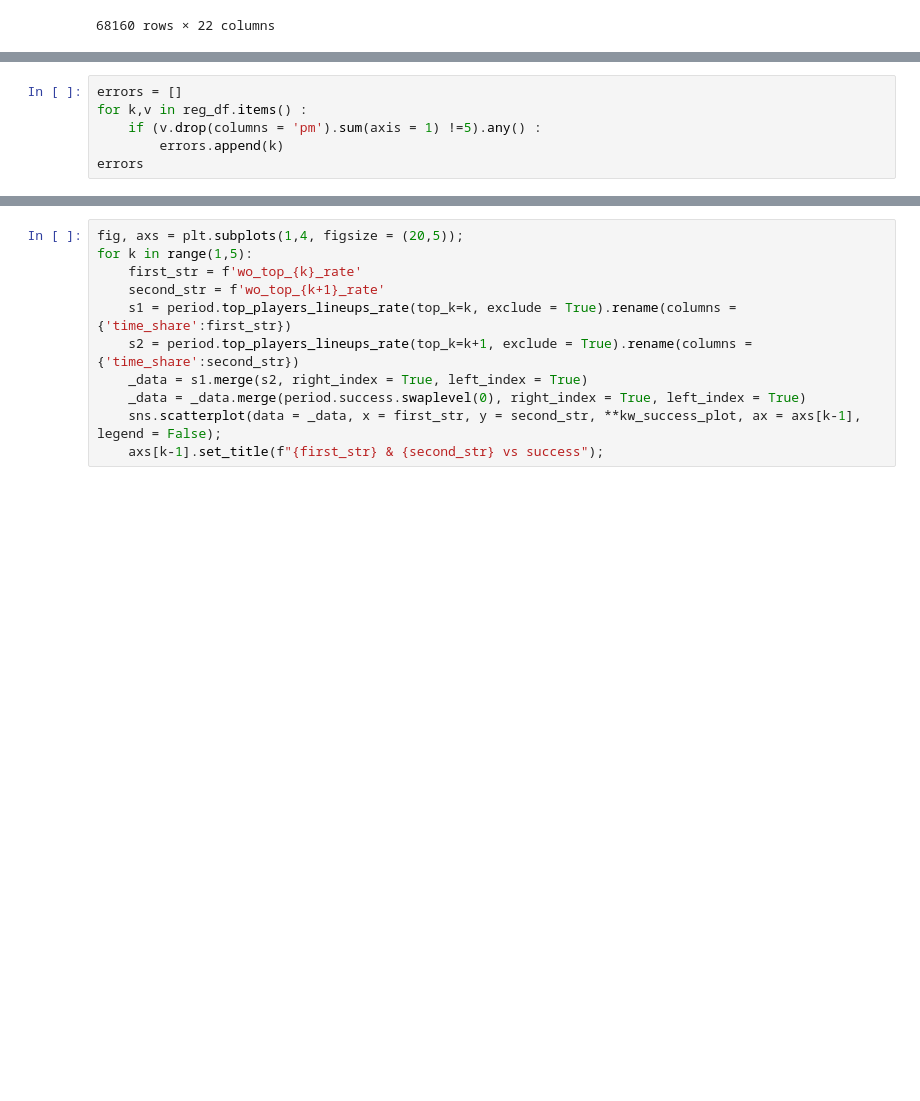
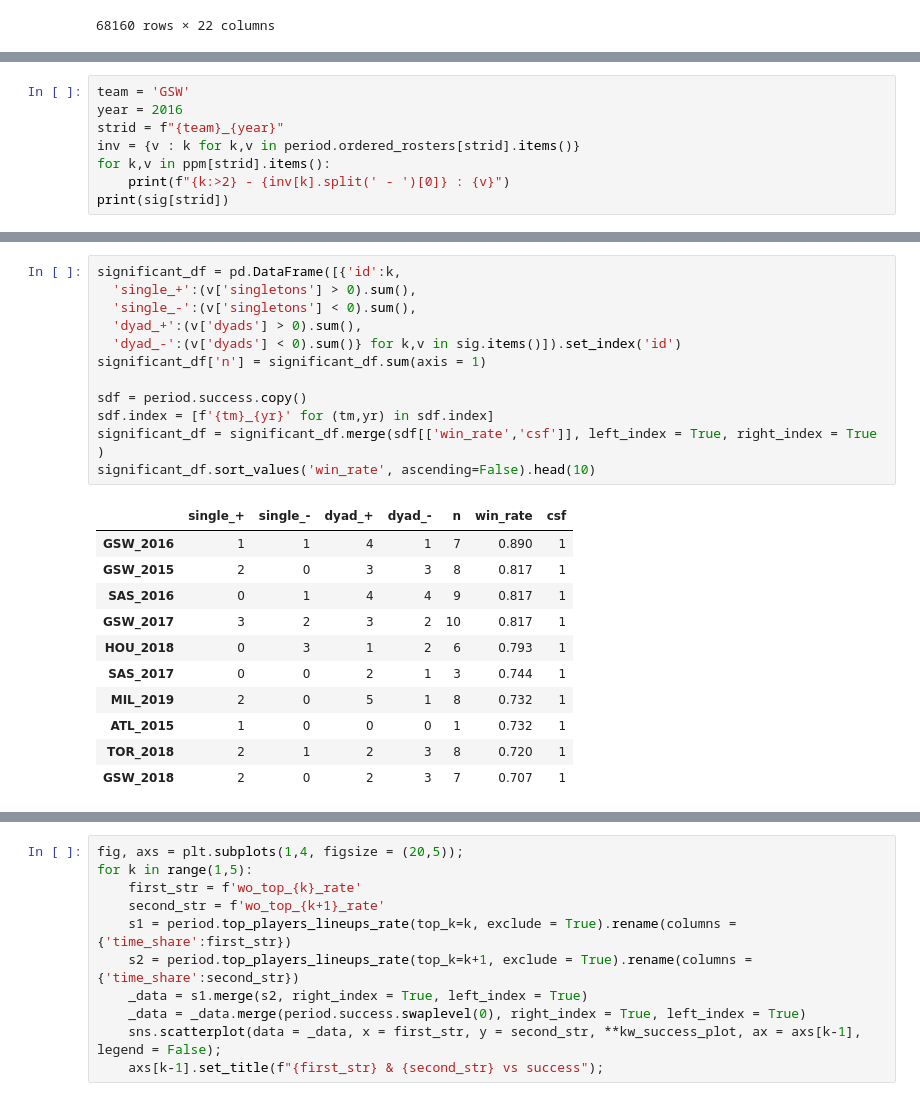
Before and after one commit to arnaud-odet/Roster_Building, a Jupyter notebook: notebooks/pbp.ipynb, the cells around one changed output, grey strips where cells are left out. Cells and saved outputs as stored; diff of their text form; blank space fills up the shorter version.

Commit message:
Adding significant singletons and dyads

```diff
--- a/notebooks/pbp.ipynb
+++ b/notebooks/pbp.ipynb
@@ -461,6 +475,0 @@ reg, ppm, reg_df = _players_pm(period)
-# %%
-errors = []
-for k,v in reg_df.items() :
-    if (v.drop(columns = 'pm').sum(axis = 1) !=5).any() :
-        errors.append(k)
-errors
@@ -527,0 +476,8 @@ Notes:
+# %%
+team = 'GSW'
+year = 2016
+strid = f"{team}_{year}"
+inv = {v : k for k,v in period.ordered_rosters[strid].items()}
+for k,v in ppm[strid].items():
+    print(f"{k:>2} - {inv[k].split(' - ')[0]} : {v}")
+print(sig[strid])
@@ -527,0 +502,24 @@ Notes:
+# %%
+significant_df = pd.DataFrame([{'id':k,
+  'single_+':(v['singletons'] > 0).sum(),
+  'single_-':(v['singletons'] < 0).sum(),
+  'dyad_+':(v['dyads'] > 0).sum(),
+  'dyad_-':(v['dyads'] < 0).sum()} for k,v in sig.items()]).set_index('id')
+significant_df['n'] = significant_df.sum(axis = 1)
+
+sdf = period.success.copy()
+sdf.index = [f'{tm}_{yr}' for (tm,yr) in sdf.index]
+significant_df = significant_df.merge(sdf[['win_rate','csf']], left_index = True, right_index = True )
+significant_df.sort_values('win_rate', ascending=False).head(10)
+# %% [output]
+|  | single_+ | single_- | dyad_+ | dyad_- | n | win_rate | csf |
+| GSW_2016 | 1 | 1 | 4 | 1 | 7 | 0.890 | 1 |
+| GSW_2015 | 2 | 0 | 3 | 3 | 8 | 0.817 | 1 |
+| SAS_2016 | 0 | 1 | 4 | 4 | 9 | 0.817 | 1 |
+| GSW_2017 | 3 | 2 | 3 | 2 | 10 | 0.817 | 1 |
+| HOU_2018 | 0 | 3 | 1 | 2 | 6 | 0.793 | 1 |
+| SAS_2017 | 0 | 0 | 2 | 1 | 3 | 0.744 | 1 |
+| MIL_2019 | 2 | 0 | 5 | 1 | 8 | 0.732 | 1 |
+| ATL_2015 | 1 | 0 | 0 | 0 | 1 | 0.732 | 1 |
+| TOR_2018 | 2 | 1 | 2 | 3 | 8 | 0.720 | 1 |
+| GSW_2018 | 2 | 0 | 2 | 3 | 7 | 0.707 | 1 |
```
Also changed, not shown: parts of 13 cells of this notebook.
